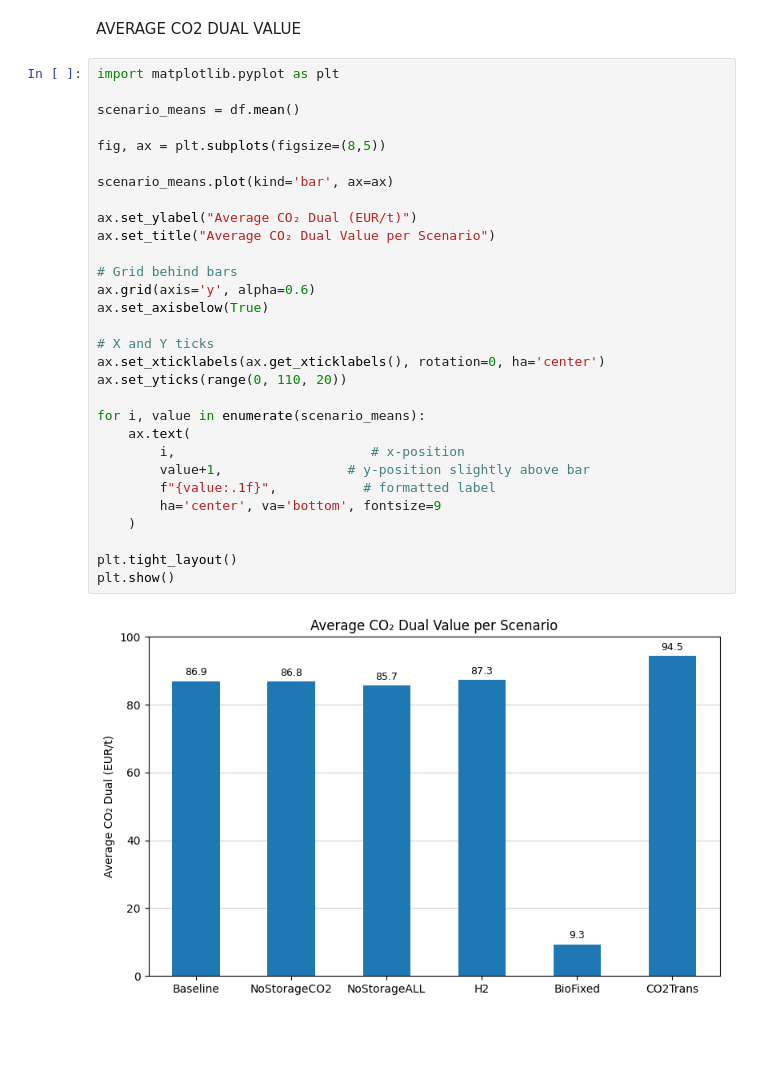
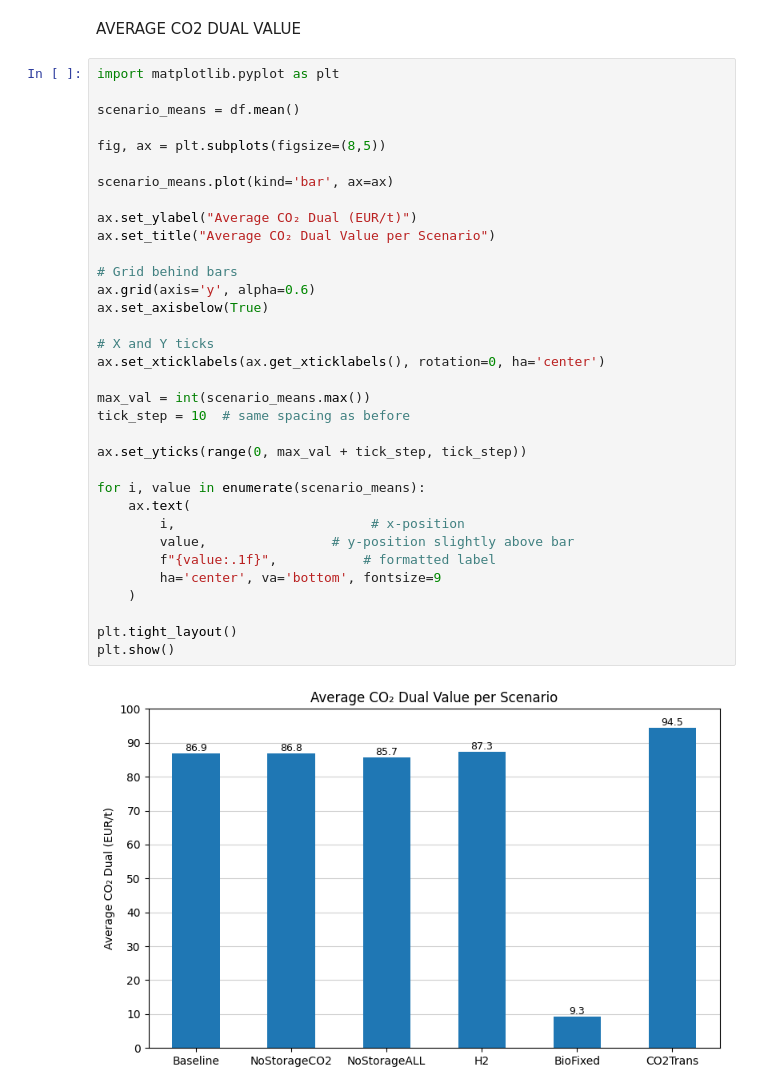
Before and after one commit to kubachri/GLS-EnerHub2X-Pricing, a Jupyter notebook: EnerHub2X/plots/DualCO2.ipynb, the cells around one changed output. Cells and saved outputs as stored; diff of their text form; blank space fills up the shorter version.

```diff
--- a/EnerHub2X/plots/DualCO2.ipynb
+++ b/EnerHub2X/plots/DualCO2.ipynb
@@ -230,32 +230,36 @@ AVERAGE CO2 DUAL VALUE
 # %%
 import matplotlib.pyplot as plt
 
 scenario_means = df.mean()
 
 fig, ax = plt.subplots(figsize=(8,5))
 
 scenario_means.plot(kind='bar', ax=ax)
 
 ax.set_ylabel("Average CO₂ Dual (EUR/t)")
 ax.set_title("Average CO₂ Dual Value per Scenario")
 
 # Grid behind bars
 ax.grid(axis='y', alpha=0.6)
 ax.set_axisbelow(True)
 
 # X and Y ticks
 ax.set_xticklabels(ax.get_xticklabels(), rotation=0, ha='center')
-ax.set_yticks(range(0, 110, 20))
+
+max_val = int(scenario_means.max())
+tick_step = 10  # same spacing as before
+
+ax.set_yticks(range(0, max_val + tick_step, tick_step))
 
 for i, value in enumerate(scenario_means):
     ax.text(
         i,                         # x-position
-        value+1,                # y-position slightly above bar
+        value,                # y-position slightly above bar
         f"{value:.1f}",           # formatted label
         ha='center', va='bottom', fontsize=9
     )
 
 plt.tight_layout()
 plt.show()
 # %% [output]
-[figure, old version]
+[figure, new version]
```
Also changed, not shown: 1 other file.
